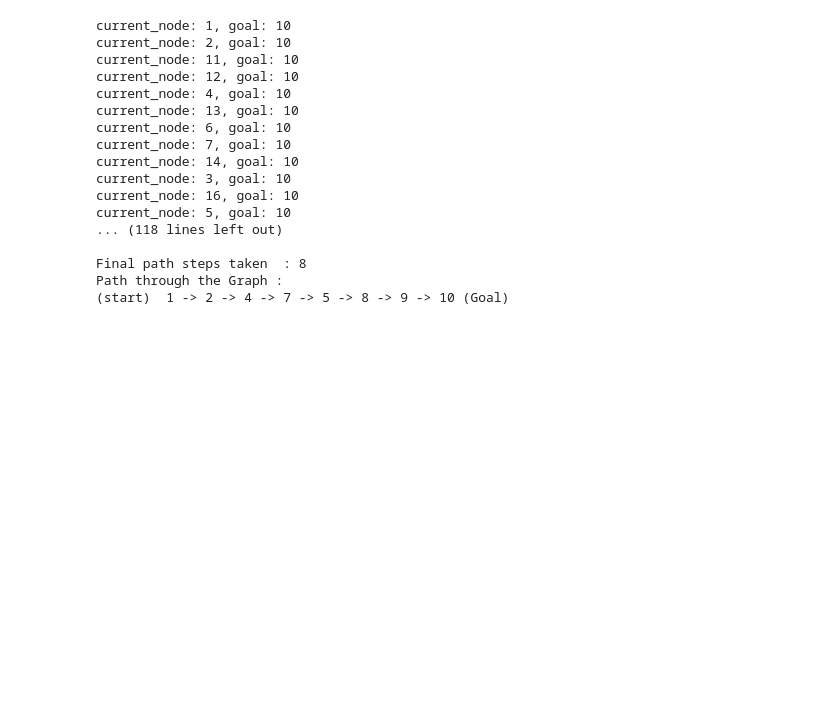
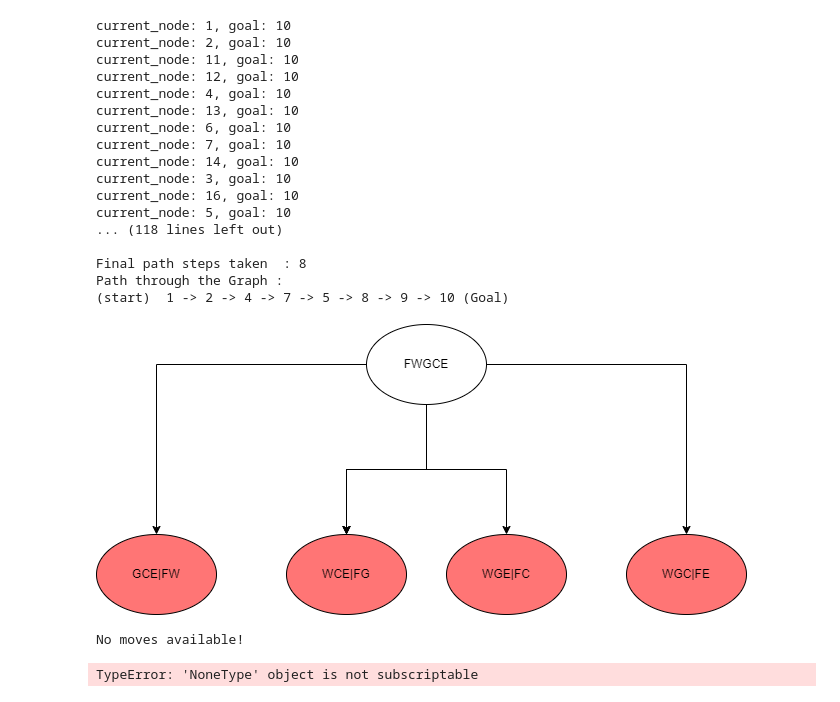
Before and after one commit to Noiderate/SC1015-MINI_PROJECT, a Jupyter notebook: Lab Exercise 8 (Default Topic)/Lab Exercise 8 Amu and Caven.ipynb, the cells around one changed output. Saved outputs shown, nothing was run; the diff lists cells and outputs as text; code cells hidden in the pictures; blank space fills up the shorter version.

Commit message:
adding elephant

```diff
--- a/Lab Exercise 8 (Default Topic)/Lab Exercise 8 Amu and Caven.ipynb
+++ b/Lab Exercise 8 (Default Topic)/Lab Exercise 8 Amu and Caven.ipynb
@@ -859,3 +859,7 @@ current_node: 5, goal: 10
 Final path steps taken  : 8
 Path through the Graph :
 (start)  1 -> 2 -> 4 -> 7 -> 5 -> 8 -> 9 -> 10 (Goal)
+# %%
+Image(filename='./images/elephant.png')
+# %% [output]
+[figure, added]
@@ -861,0 +894,9 @@ Path through the Graph :
+# %%
+# performSearch(breadth_first_search, "Breadth First Search (BFS)", moves_graphs, INIT_STATE, GOAL_STATE)
+# performSearch(depth_first_search, "Depth First Search (DFS)", moves_graphs, INIT_STATE, GOAL_STATE)
+performSearch(uniform_cost_search, "Uniform-Cost-Search (UCS)", moves_graphs, INIT_STATE, GOAL_STATE)
+# performSearch(greedy_search, "Greedy Search", moves_graphs, INIT_STATE, GOAL_STATE, H1)
+# performSearch(aStar_search2, "A* search", moves_graphs, INIT_STATE, GOAL_STATE, H1)
+# %% [output]
+No moves available!
+TypeError: 'NoneType' object is not subscriptable
```
Also changed, not shown: parts of 3 cells of this notebook, 1 other file.
